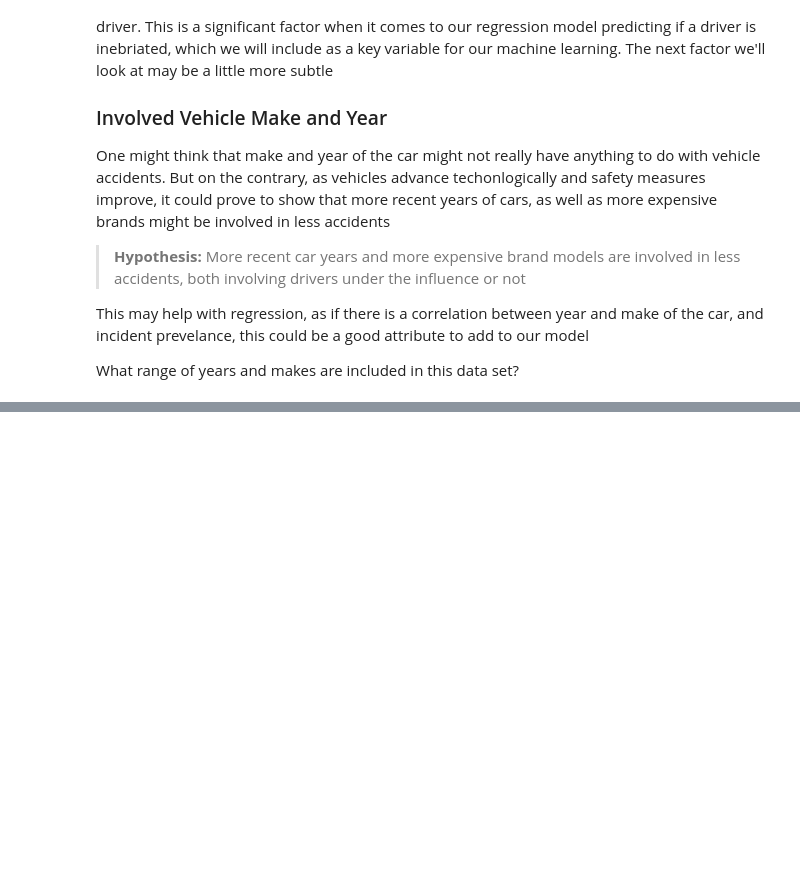
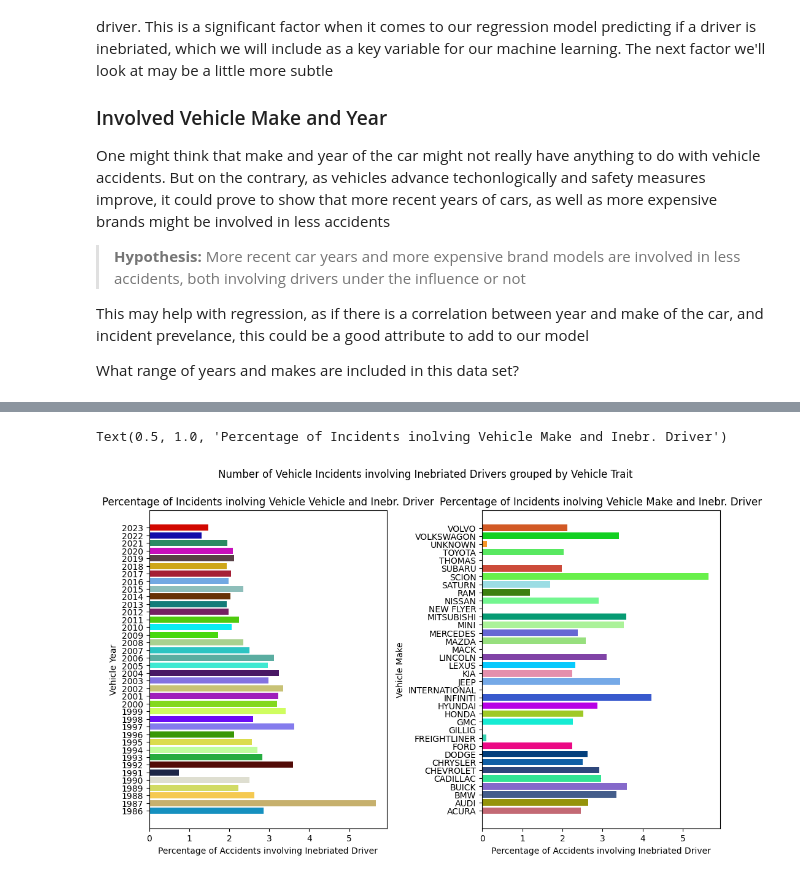
Before and after one commit to jpenovic/jpenovic.github.io, a Jupyter notebook: jpenovic-final.ipynb, the cells around one changed output, grey strips where cells are left out. Saved outputs shown, nothing was run; the diff lists cells and outputs as text; code cells hidden in the pictures; blank space fills up the shorter version.

```diff
--- a/jpenovic-final.ipynb
+++ b/jpenovic-final.ipynb
@@ -308,0 +346,21 @@ MINI               255
+# %%
+# Plot percentage of accidents involving inebriated drivers that occur by year and make
+
+fig_height = (len(inflAccByYear) + len(inflAccByMake)) / (2 * bar_width_mod)
+fig, (ax1, ax2) = plt.subplots(1, 2, figsize=(12,fig_height))
+plt.subplots_adjust(wspace=0.4)
+plt.suptitle("Number of Vehicle Incidents involving Inebriated Drivers grouped by Vehicle Trait")
+
+ax1.barh(y=inflAccByYear.index,width=100*inflAccByYear/incidentsByYear,color=yearColor)
+ax1.set_yticks(inflAccByYear.index)
+ax1.set_xlabel("Percentage of Accidents involving Inebriated Driver")
+ax1.set_ylabel("Vehicle Year")
+ax1.set_title("Percentage of Incidents inolving Vehicle Vehicle and Inebr. Driver")
+
+ax2.barh(y=inflAccByMake.index,width=100*inflAccByMake/incidentsByMake,color=makeColor)
+ax2.set_xlabel("Percentage of Accidents involving Inebriated Driver")
+ax2.set_ylabel("Vehicle Make")
+ax2.set_title("Percentage of Incidents inolving Vehicle Make and Inebr. Driver")
+# %% [output]
+Text(0.5, 1.0, 'Percentage of Incidents inolving Vehicle Make and Inebr. Driver')
+[figure, added]
```
Also changed, not shown: parts of 17 cells of this notebook, 1 other file.
